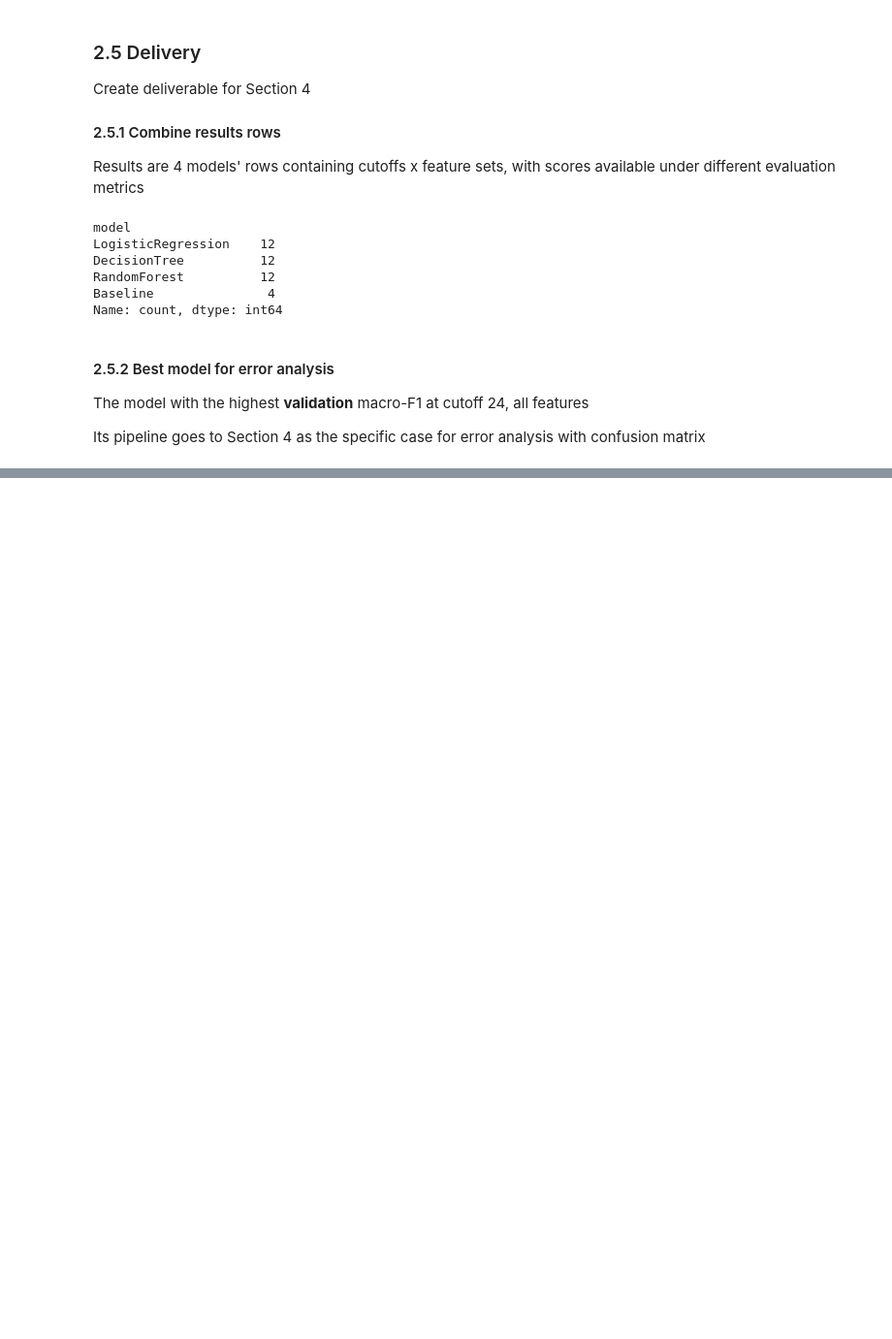
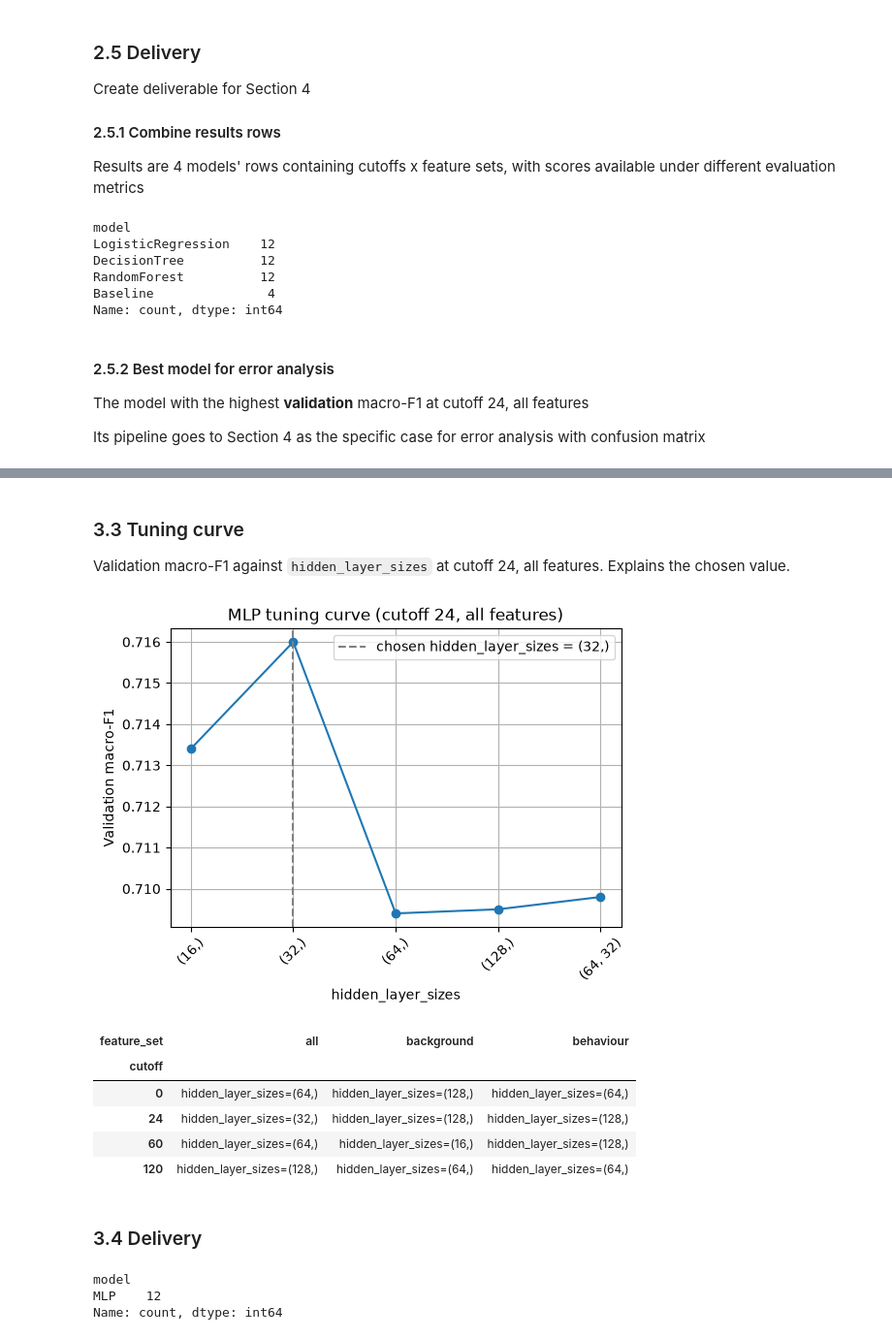
Before and after one commit to guangyu11/OULAD-Prediction, a Jupyter notebook: main.ipynb, the cells around one changed output, grey strips where cells are left out. Shown at 97% size. Saved outputs shown, nothing was run; the diff lists cells and outputs as text; code cells hidden in the pictures; blank space fills up the shorter version.

```diff
--- a/main.ipynb
+++ b/main.ipynb
@@ -860,0 +875,7 @@ best_pipe = best_model[best_name]
+# %%
+# run experiment for the MLP
+# tune hidden_layer_sizes (network capacity) on the validation set;
+mlp_rows, mlp_curve, mlp_pipe = run_experiment(
+    "MLP",
+    MLPClassifier(alpha=1e-3, early_stopping=True, max_iter=400, random_state=SEED),
+    "hidden_layer_sizes", [(16,), (32,), (64,), (128,), (64, 32)])
@@ -860,0 +898,33 @@ best_pipe = best_model[best_name]
+# %% [markdown]
+### 3.3 Tuning curve
+Validation macro-F1 against `hidden_layer_sizes` at cutoff 24, all features. Explains the chosen value.
+# %%
+# visualize the tuning curve for the model with cutoff=24 and feature_set="all"
+plot_curve("MLP", mlp_curve, "hidden_layer_sizes")
+
+# plot the chosen min_samples_leaf for the neural network model in FEATURE_SETS x CUTOFF_DAYS
+pd.DataFrame(mlp_rows).pivot(index="cutoff",
+                             columns="feature_set",
+                                values="best_param")
+# %% [output]
+[figure, added]
+| feature_set | all | background | behaviour |
+| cutoff |  |  |  |
+| 0 | hidden_layer_sizes=(64,) | hidden_layer_sizes=(128,) | hidden_layer_sizes=(64,) |
+| 24 | hidden_layer_sizes=(32,) | hidden_layer_sizes=(128,) | hidden_layer_sizes=(128,) |
+| 60 | hidden_layer_sizes=(64,) | hidden_layer_sizes=(16,) | hidden_layer_sizes=(128,) |
+| 120 | hidden_layer_sizes=(128,) | hidden_layer_sizes=(64,) | hidden_layer_sizes=(64,) |
+# %% [markdown]
+### 3.4 Delivery
+# %%
+# pack the results using the same format as the classical models
+mlp_results = pd.DataFrame(mlp_rows)
+assert len(mlp_results) == 12
+display(mlp_results["model"].value_counts())
+
+# the best mlp model
+best_pipe_mlp = mlp_pipe
+# %% [output]
+model
+MLP    12
+Name: count, dtype: int64
```
Also changed, not shown: parts of 24 cells of this notebook.
